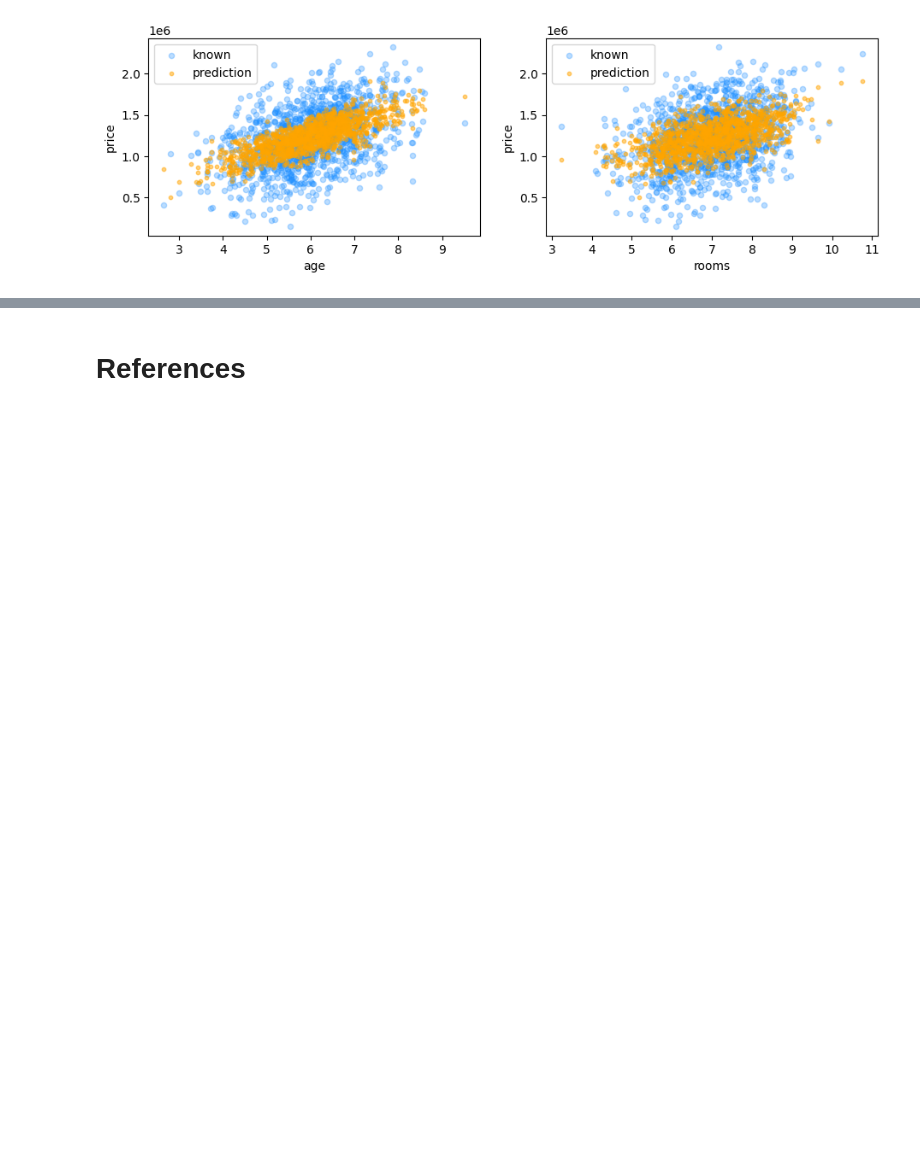
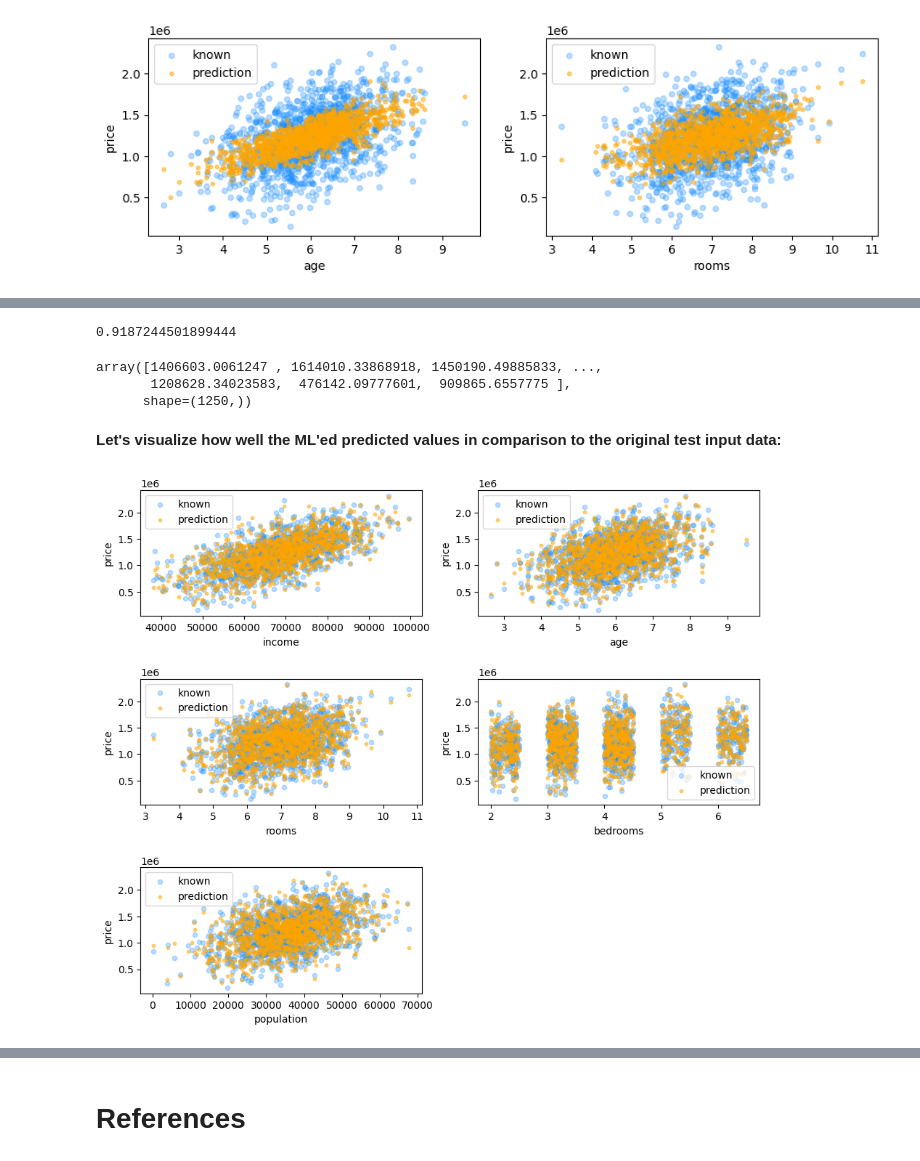
Before and after one commit to nguyenlamminhhoa/Numerical_computing_with_Python, a Jupyter notebook: Machine Learning/Shallow learning/Repeat SL.ipynb, the cells around one changed output, grey strips where cells are left out. Drawn from its saved outputs; the diff is of its cells as text; code cells hidden in the pictures; blank space fills up the shorter version.

```diff
--- a/Machine Learning/Shallow learning/Repeat SL.ipynb
+++ b/Machine Learning/Shallow learning/Repeat SL.ipynb
@@ -472,0 +566,5 @@ plot_features(feature_list=two_features, feature_df=features_test, target=target
+# %%
+five_features = ['income', 'age', 'rooms', 'bedrooms', 'population']
+
+display(housing[five_features])
+display(housing[five_features].shape)
@@ -472,0 +586,23 @@ plot_features(feature_list=two_features, feature_df=features_test, target=target
+# %%
+features_train, features_test, target_train, target_test = train_test_split(housing[five_features], target,
+                                                                            test_size=0.25, train_size=0.75,
+                                                                            random_state=1)
+# %%
+model = reg.fit(X=features_train, y=target_train)
+
+model.score(X=features_test, y=target_test)
+# %% [output]
+0.9187244501899444
+# %%
+predict = model.predict(X=features_test)
+predict
+# %% [output]
+array([1406603.0061247 , 1614010.33868918, 1450190.49885833, ...,
+       1208628.34023583,  476142.09777601,  909865.6557775 ],
+      shape=(1250,))
+# %% [markdown]
+**Let's visualize how well the ML'ed predicted values in comparison to the original test input data:**
+# %%
+plot_features(feature_list=five_features, feature_df=features_test, target=target_test, predict=predict)
+# %% [output]
+[figure, added]
```
Also changed, not shown: parts of 37 cells of this notebook.
